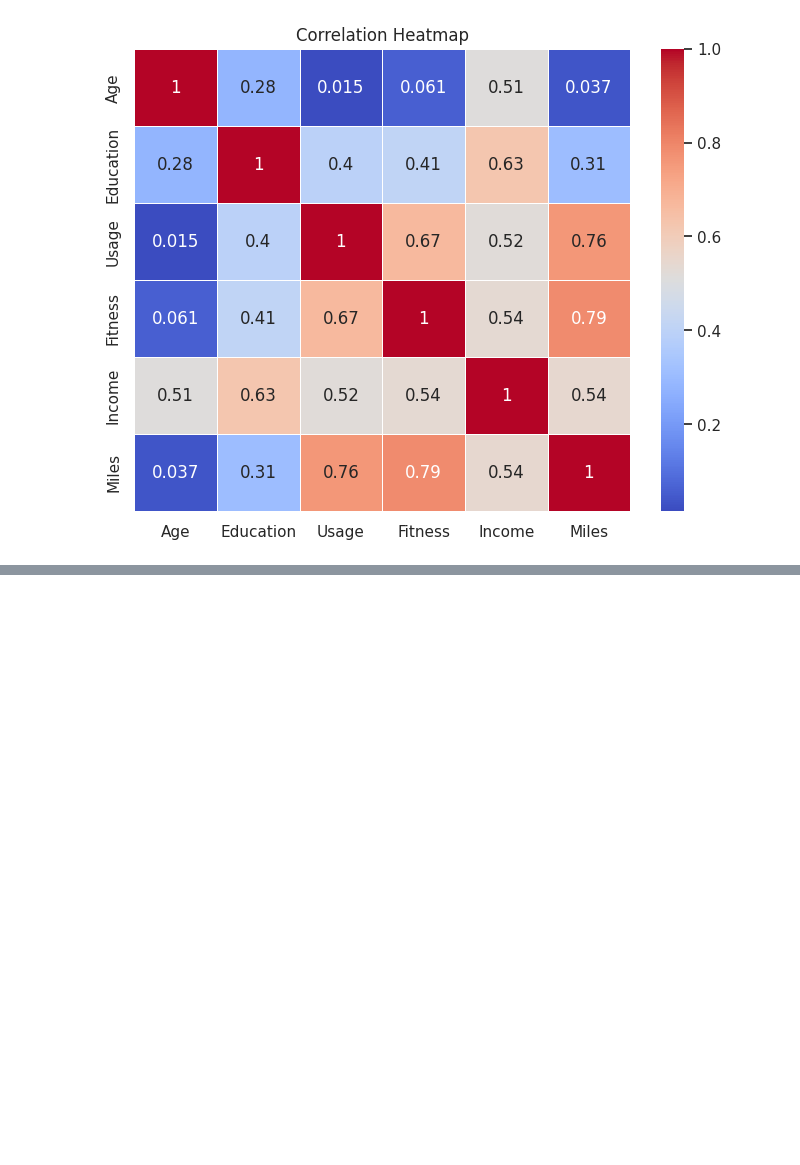
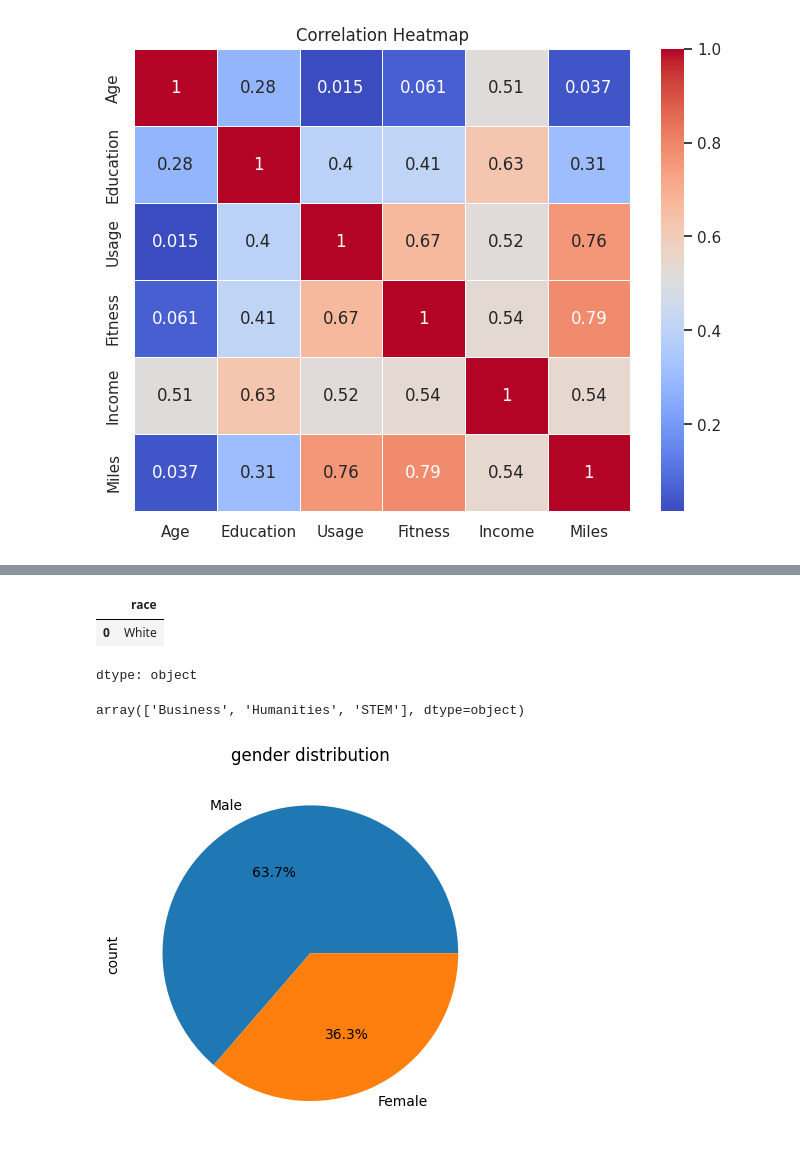
Before and after one commit to sayalivadya1654-cell/Data__Science, a Jupyter notebook: 2_Advance_Python.ipynb, the cells around one changed output, grey strips where cells are left out. Drawn from its saved outputs; the diff is of its cells as text; code cells hidden in the pictures; blank space fills up the shorter version.

```diff
--- a/2_Advance_Python.ipynb
+++ b/2_Advance_Python.ipynb
@@ -2912,0 +2929,3 @@ plt.show()
+# %%
+df = pd.read_csv(f'{path}/MBA.csv')
+df.head()
@@ -2912,0 +3005,22 @@ plt.show()
+# %%
+df['race'].mode()
+# %% [output]
+|  | race |
+| 0 | White |
+dtype: object
+# %%
+df['admission'] = df['admission'].fillna('white')
+# %%
+df = df.drop(columns=['application_id'])
+# %%
+df['major'].unique()
+# %% [output]
+array(['Business', 'Humanities', 'STEM'], dtype=object)
+# %%
+plt.ylabel("")
+df["gender"].value_counts().head(6).plot(kind = "pie", autopct="%1.1f%%")
+plt.title("gender distribution")
+plt.savefig('pie.png')
+plt.show()
+# %% [output]
+[figure, added]
```
Also changed, not shown: parts of 11 cells of this notebook.
